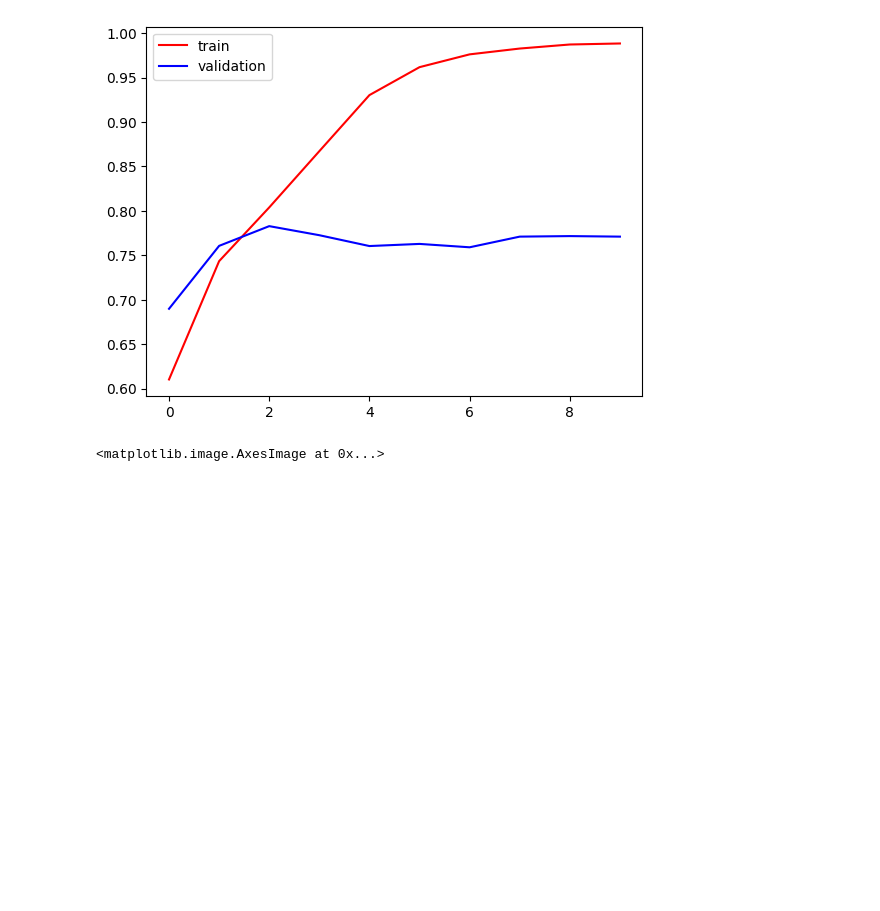
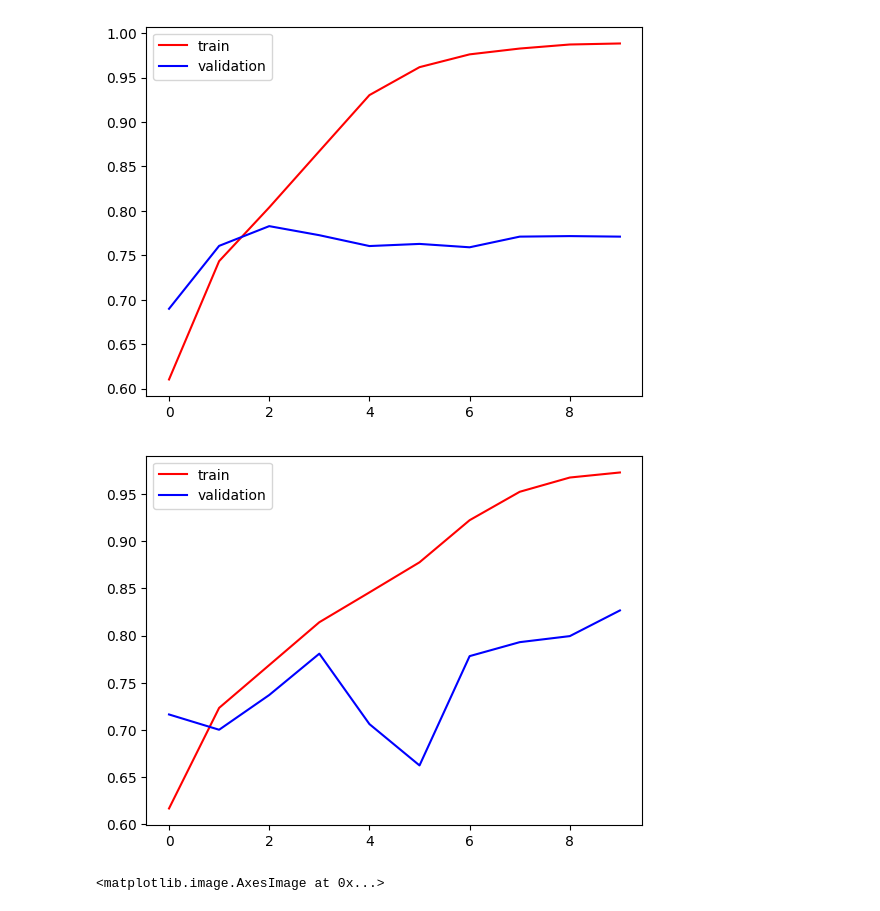
Before and after one commit to Janardan-thapaliya/Deep_Learning_CNN, a Jupyter notebook: Cats_Vs_Dogs_Classification.ipynb, the cells around one changed output. Cells and saved outputs as stored; diff of their text form; code cells hidden in the pictures; blank space fills up the shorter version.

Commit message:
Reduce Overfitting and improve Accuracy by using Batch Normalization and DropOut

```diff
--- a/Cats_Vs_Dogs_Classification.ipynb
+++ b/Cats_Vs_Dogs_Classification.ipynb
@@ -54,18 +54,23 @@ validation_ds = validation_ds.map(process)
 model = Sequential()
 
 model.add(Conv2D(32, kernel_size=(3,3), padding='valid', activation='relu', input_shape=(256,256,3)))
+model.add(BatchNormalization())
 model.add(MaxPooling2D(pool_size=(2,2), strides=2, padding='valid'))
 
 model.add(Conv2D(64, kernel_size=(3,3), padding='valid', activation='relu'))
+model.add(BatchNormalization())
 model.add(MaxPooling2D(pool_size=(2,2), strides=2, padding='valid'))
 
 model.add(Conv2D(128, kernel_size=(3,3), padding='valid', activation='relu'))
+model.add(BatchNormalization())
 model.add(MaxPooling2D(pool_size=(2,2), strides=2, padding='valid'))
 
 model.add(Flatten())
 
 model.add(Dense(128, activation='relu'))
+model.add(Dropout(0.1))
 model.add(Dense(64, activation='relu'))
+model.add(Dropout(0.1))
 model.add(Dense(1, activation='sigmoid'))
 # %%
 model.summary()
@@ -125,6 +130,14 @@ plt.legend()
 plt.show()
 # %% [output]
 [figure]
+# %%
+#After Batch Normalization and DropOut
+plt.plot(history.history['accuracy'], color = 'red', label = 'train')
+plt.plot(history.history['val_accuracy'], color = 'blue', label = 'validation')
+plt.legend()
+plt.show()
+# %% [output]
+[figure, added]
 # %%
 #Ways to reduce Overfitting
 
```
Also changed, not shown: parts of 6 cells of this notebook.
